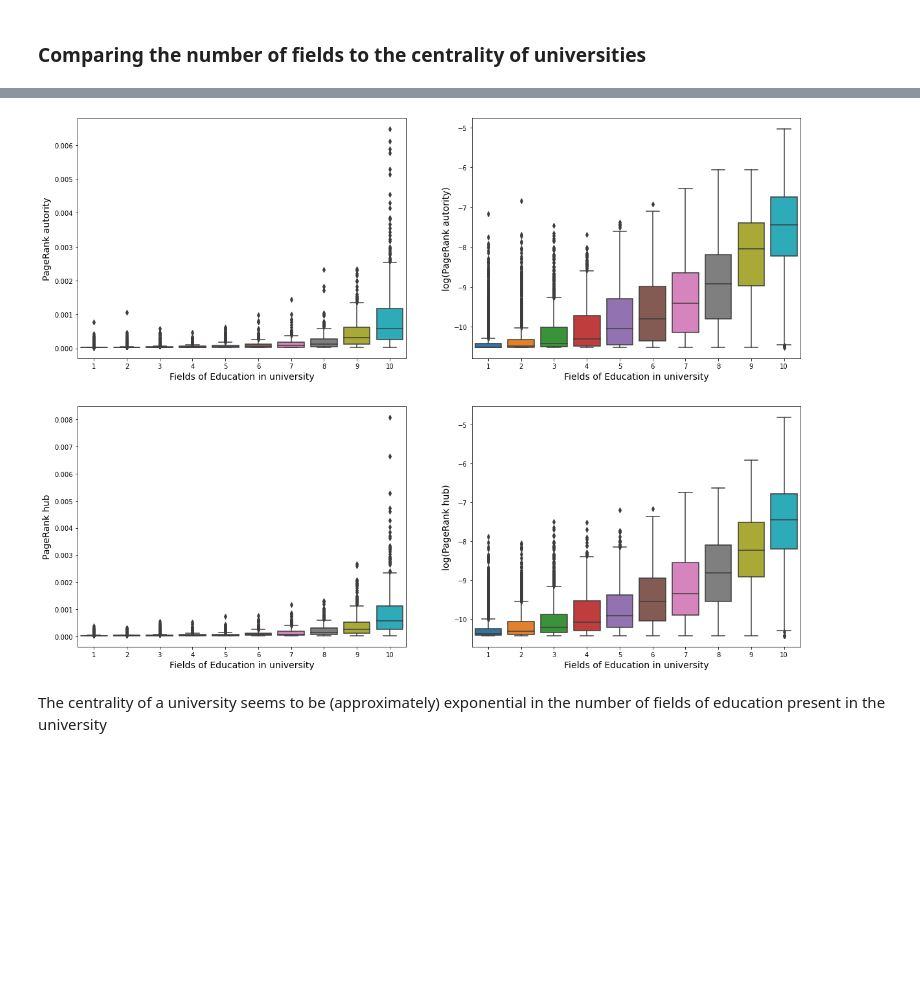
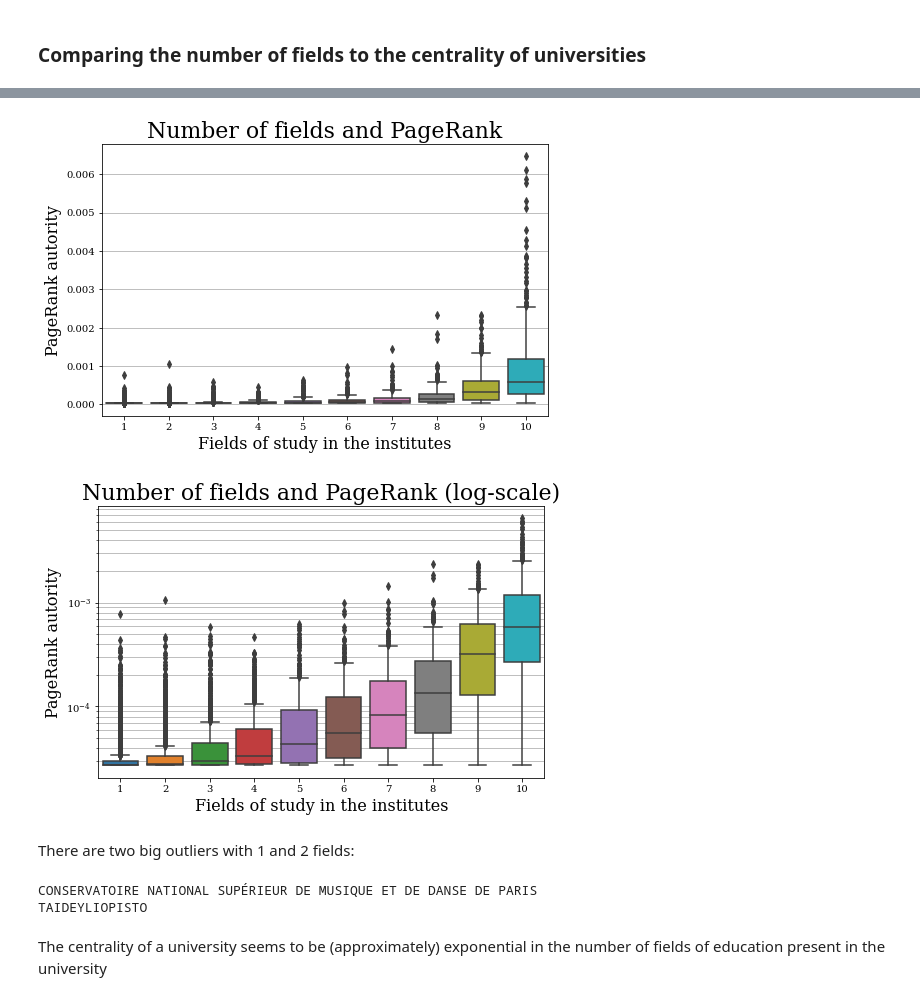
Before and after one commit to FilippoBragato/ErasmusMobilityStudy, a Jupyter notebook: ErasmusForStudy_Network.ipynb, the cells around one changed output, grey strips where cells are left out. Saved outputs shown, nothing was run; the diff lists cells and outputs as text; code cells hidden in the pictures; blank space fills up the shorter version.

```diff
--- a/ErasmusForStudy_Network.ipynb
+++ b/ErasmusForStudy_Network.ipynb
@@ -349,26 +346,33 @@ scores[['Nodes', 'N Fields']].sort_values(by='N Fields', ascending=False) # just
 7113 rows × 2 columns
-# %%
-fig, ax = plt.subplots(2, 2, figsize = (20, 15))
-
-sns.boxplot(x=scores['N Fields'], y=scores['PageRank autority'], ax=ax[0,0])
-ax[0,0].set_xlabel('Fields of Education in university', size=14)
-ax[0,0].set_ylabel('PageRank autority', size=14)
-
-sns.boxplot(x=scores['N Fields'], y=np.log(scores['PageRank autority']), ax=ax[0,1])
-ax[0,1].set_xlabel('Fields of Education in university', size=14)
-ax[0,1].set_ylabel('log(PageRank autority)', size=14)
-
-sns.boxplot(x=scores['N Fields'], y=scores['PageRank hub'], ax=ax[1,0])
-ax[1,0].set_xlabel('Fields of Education in university', size=14)
-ax[1,0].set_ylabel('PageRank hub', size=14)
-
-sns.boxplot(x=scores['N Fields'], y=np.log(scores['PageRank hub']), ax=ax[1,1])
-ax[1,1].set_xlabel('Fields of Education in university', size=14)
-ax[1,1].set_ylabel('log(PageRank hub)', size=14)
-
-plt.show()
-# %% [output]
-[figure, removed]
+# %%
+fig = plt.figure(figsize=(8,5))
+plt.grid(which='major', axis='y')
+sns.boxplot(x=scores['N Fields'], y=scores['PageRank autority'])
+plt.xlabel('Fields of study in the institutes', size=16)
+plt.ylabel('PageRank autority', size=16)
+plt.title('Number of fields and PageRank', size=22)
+plt.show()
+# %% [output]
+[figure, added]
+# %%
+fig = plt.figure(figsize=(8,5))
+plt.grid(which='both', axis='y')
+plt.yscale('log')
+sns.boxplot(x=scores['N Fields'], y=scores['PageRank autority'])
+plt.xlabel('Fields of study in the institutes', size=16)
+plt.ylabel('PageRank autority', size=16)
+plt.title('Number of fields and PageRank (log-scale)', size=22)
+plt.show()
+# %% [output]
+[figure, added]
+# %% [markdown]
+There are two big outliers with 1 and 2 fields:
+# %%
+for i in scores[(scores['N Fields']<3) & (scores['PageRank autority']>0.0007)]['Nodes']:
+    print(i)
+# %% [output]
+CONSERVATOIRE NATIONAL SUPÉRIEUR DE MUSIQUE ET DE DANSE DE PARIS
+TAIDEYLIOPISTO
 # %% [markdown]
 The centrality of a university seems to be (approximately) exponential in the number of fields of education present in the university
 # %% [markdown]
```
Also changed, not shown: parts of 12 cells of this notebook, 1 other file.
